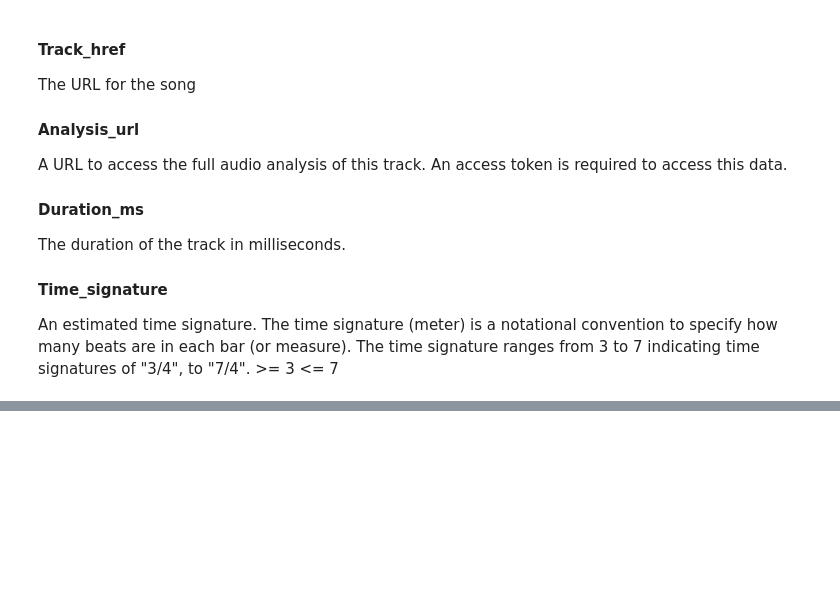
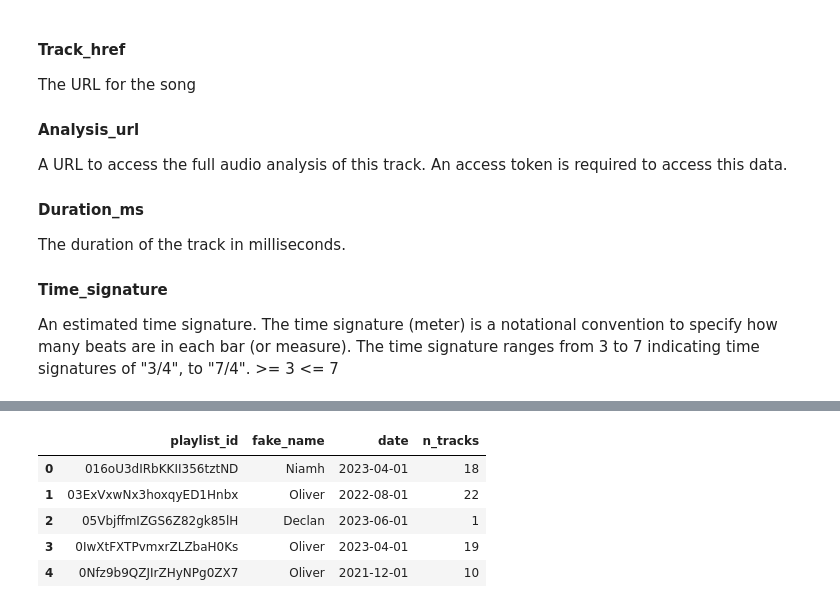
Before and after one commit to Usagi8P/spotify_analysis, a Jupyter notebook: spotify_analysis.ipynb, the cells around one changed output, grey strips where cells are left out. Cells and saved outputs as stored; diff of their text form; code cells hidden in the pictures; blank space fills up the shorter version.

```diff
--- a/spotify_analysis.ipynb
+++ b/spotify_analysis.ipynb
@@ -134,0 +219,9 @@ plt.show()
+# %%
+song_counts.head()
+# %% [output]
+|  | playlist_id | fake_name | date | n_tracks |
+| 0 | 016oU3dIRbKKII356tztND | Niamh | 2023-04-01 | 18 |
+| 1 | 03ExVxwNx3hoxqyED1Hnbx | Oliver | 2022-08-01 | 22 |
+| 2 | 05VbjffmIZGS6Z82gk85lH | Declan | 2023-06-01 | 1 |
+| 3 | 0IwXtFXTPvmxrZLZbaH0Ks | Oliver | 2023-04-01 | 19 |
+| 4 | 0Nfz9b9QZJIrZHyNPg0ZX7 | Oliver | 2021-12-01 | 10 |
```
Also changed, not shown: parts of 13 cells of this notebook.
